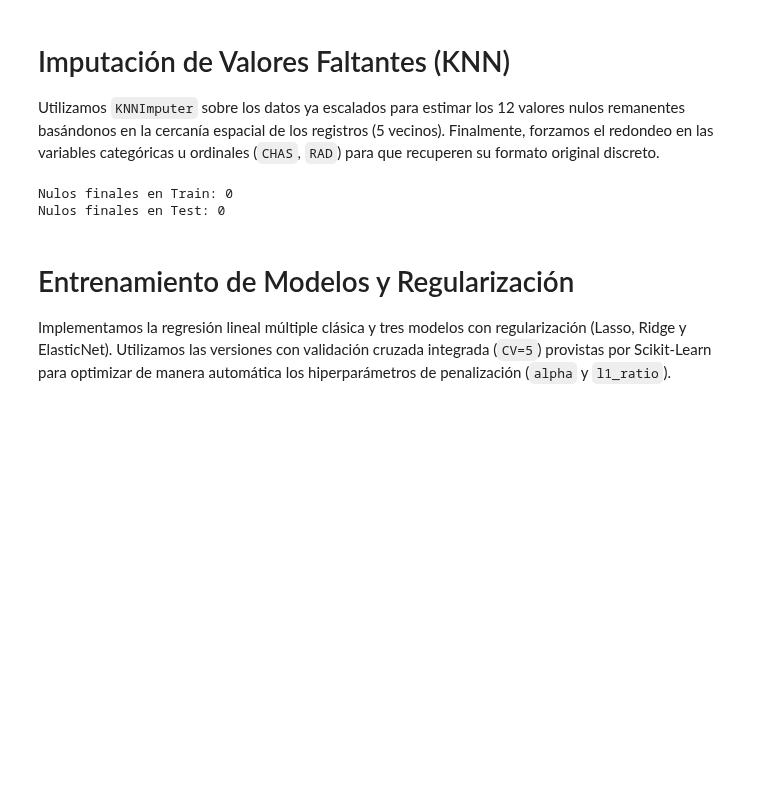
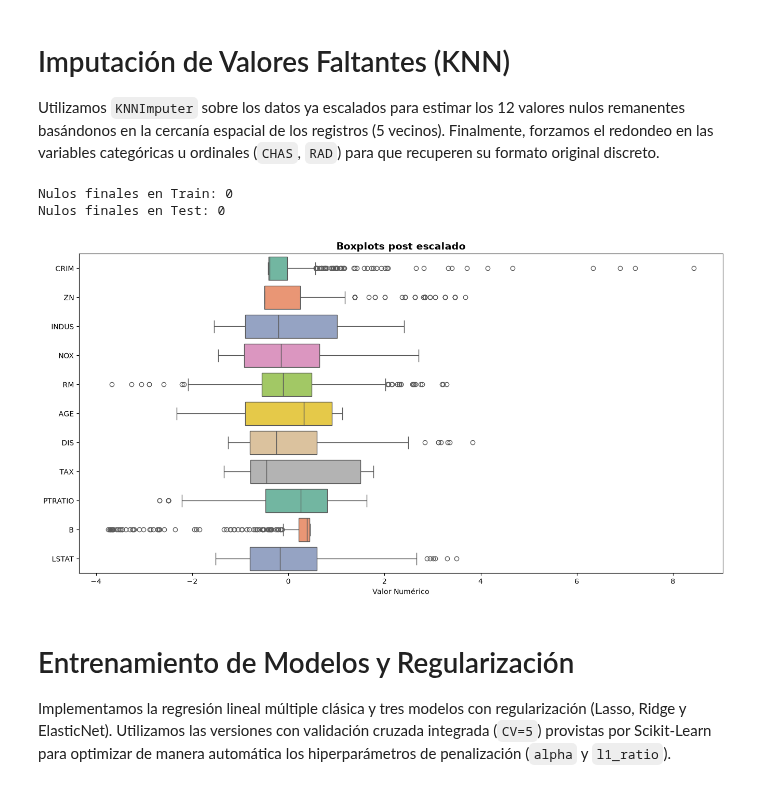
Before and after one commit to Guillerminav/TP_AA1_Arias_Bousono_Casariego, a Jupyter notebook: TP-regresion-AA1.ipynb, the cells around one changed output. Cells and saved outputs as stored; diff of their text form; code cells hidden in the pictures; blank space fills up the shorter version.

Commit message:
Agrega boxplot post-escalado en train y analisis de SGD con distintos learning rates

```diff
--- a/TP-regresion-AA1.ipynb
+++ b/TP-regresion-AA1.ipynb
@@ -389,6 +389,16 @@ print(f"Nulos finales en Test: {X_test_final.isna().sum().sum()}")
 # %% [output]
 Nulos finales en Train: 0
 Nulos finales en Test: 0
+# %%
+# 1. Diagramas de Caja (Boxplots) para detectar valores atípicos
+plt.figure(figsize=(16, 8))
+# Excluimos CHAS (dummy) y RAD (ordinal discreta) porque el boxplot no les aporta valor
+sns.boxplot(data=X_train_final.drop(columns=['CHAS', 'RAD']), orient="h", palette="Set2")
+plt.title('Boxplots post escalado', fontweight='bold', fontsize=14)
+plt.xlabel('Valor Numérico')
+plt.show()
+# %% [output]
+[figure, added]
 # %% [markdown]
 # Entrenamiento de Modelos y Regularización
 
```
Also changed, not shown: parts of 6 cells of this notebook.
